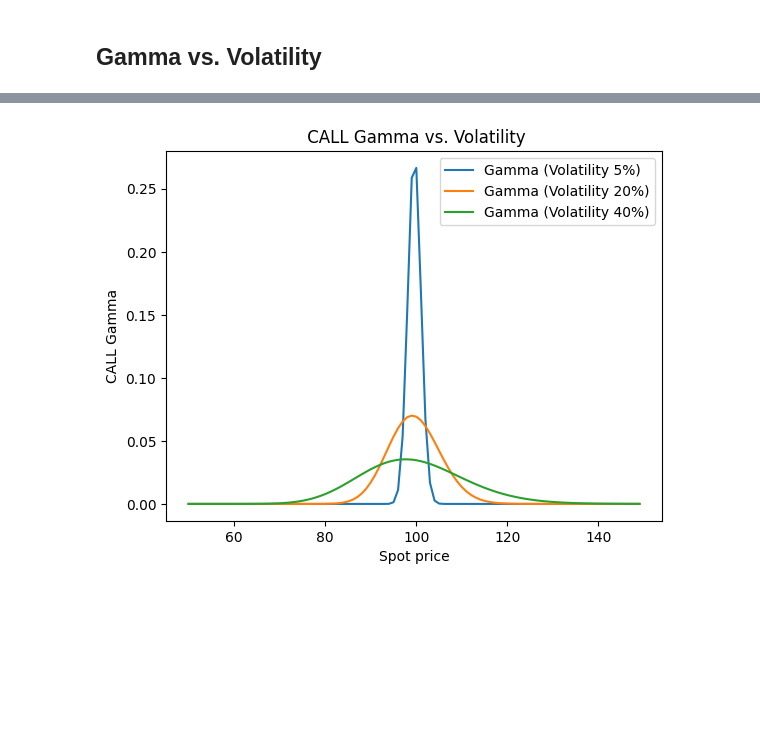
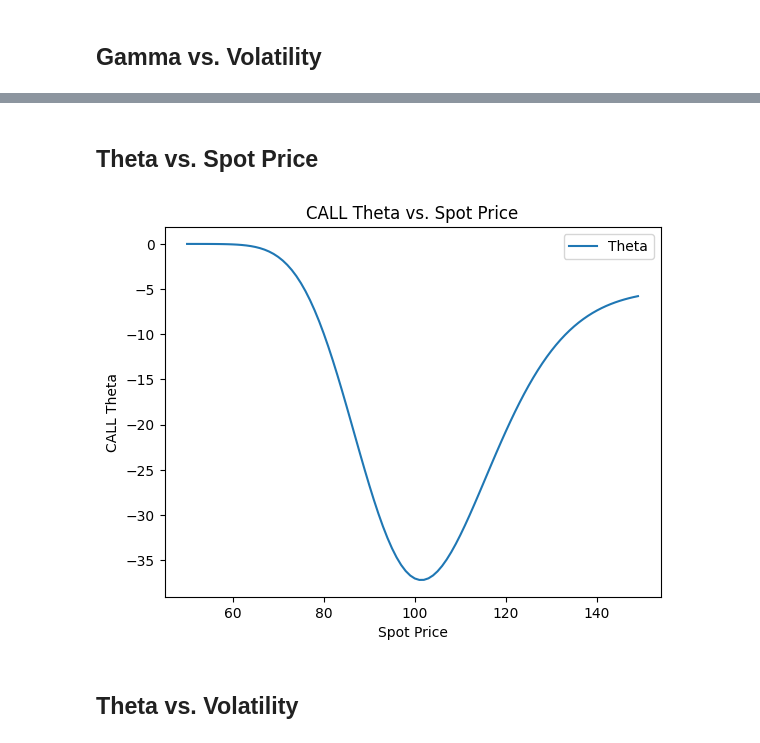
Before and after one commit to jhtkoo0426/options-analysis, a Jupyter notebook: greeks_analysis.ipynb, the cells around one changed output, grey strips where cells are left out. Drawn from its saved outputs; the diff is of its cells as text; code cells hidden in the pictures; blank space fills up the shorter version.

Commit message:
Added Vega and Theta analysis

```diff
--- a/greeks_analysis.ipynb
+++ b/greeks_analysis.ipynb
@@ -31,15 +31,18 @@ N = norm.cdf
 def d1(S, K, r, T, sigma):
     return (np.log(S/K) + (r + sigma**2/2)*T) / (sigma*np.sqrt(T))
 
+def d2(S, K, r, T, sigma):
+    return d1(S, K, r, T, sigma) - sigma * np.sqrt(T)
+
 def BS_CALL(S, K, T, r, sigma):
     d1_value = d1(S, K, r, T, sigma)
-    d2 = d1_value - sigma * np.sqrt(T)
-    return S * N(d1_value) - K * np.exp(-r*T)* N(d2)
+    d2_value = d2(S, K, r, T, sigma)
+    return S * N(d1_value) - K * np.exp(-r*T)* N(d2_value)
 
 def BS_PUT(S, K, T, r, sigma):
     d1_value = d1(S, K, r, T, sigma)
-    d2 = d1_value - sigma * np.sqrt(T)
-    return K*np.exp(-r*T)*N(-d2) - S*N(-d1_value)
+    d2_value = d2(S, K, r, T, sigma)
+    return K*np.exp(-r*T)*N(-d2_value) - S*N(-d1_value)
 # %% [markdown]
 # Constant Variables for Analysis
 Throughout this analysis of Option greeks, we will assume the following default values for each factor that drives options prices:
@@ -186,4 +280,29 @@ def gamma_volatility_analysis(S, K, r, t, moneyness):
+# %%
+def theta_call(S, K, r, T, sigma):
+    d1_value = d1(S, K, r, T, sigma)
+    d2_value = d2(S, K, r, T, sigma)
+    return (-S * norm.pdf(d1_value) * sigma / (2 * np.sqrt(T))) - (r * K * np.exp(-r * T) * norm.cdf(d2_value))
+
+def theta_put(S, K, r, T, sigma):
+    d1_value = d1(S, K, r, T, sigma)
+    d2_value = d2(S, K, r, T, sigma)
+    return (-S * norm.pdf(d1_value) * sigma / (2 * np.sqrt(T))) + (r * K * np.exp(-r * T) * norm.cdf(-d2_value))
+# %% [markdown]
+## Theta vs. Spot Price
+# %%
+def theta_spot_analysis(K, r, t, sigma):
+    T = t / 365
+    S = np.arange(K * 0.5, K * 1.5, 1)
+    calls_thetas = theta_call(S, K, r, T, sigma)
+
+    plt.title('CALL Theta vs. Spot Price')
+    plt.plot(S, calls_thetas, label='Theta')
+    plt.xlabel('Spot Price')
+    plt.ylabel('CALL Theta')
+    plt.legend()
 # %%
-gamma_volatility_analysis(S, K, r, t, moneyness='')
+theta_spot_analysis(K, r, t, sigma)
 # %% [output]
-[figure, old version]
+[figure, new version]
+# %% [markdown]
+## Theta vs. Volatility
```
Also changed, not shown: parts of 20 cells of this notebook.
